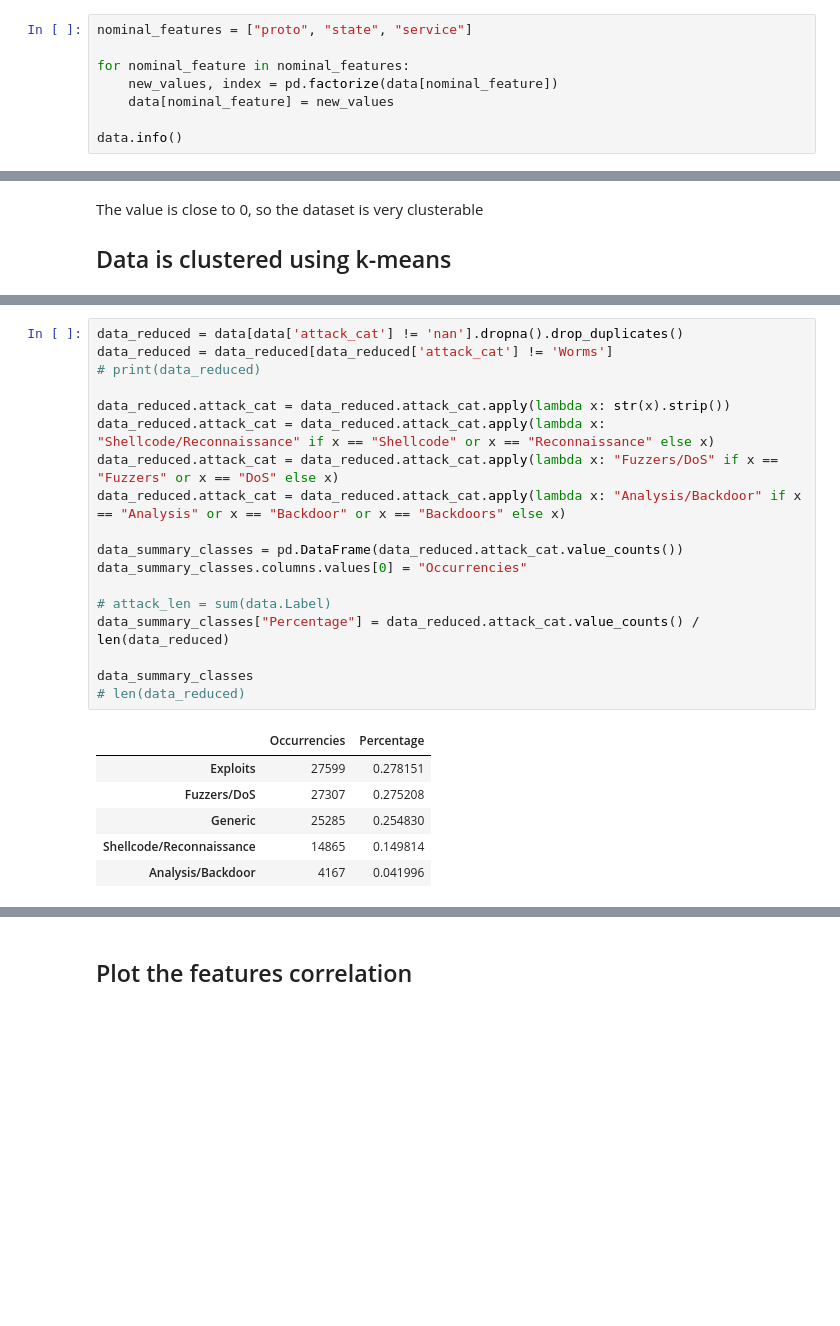
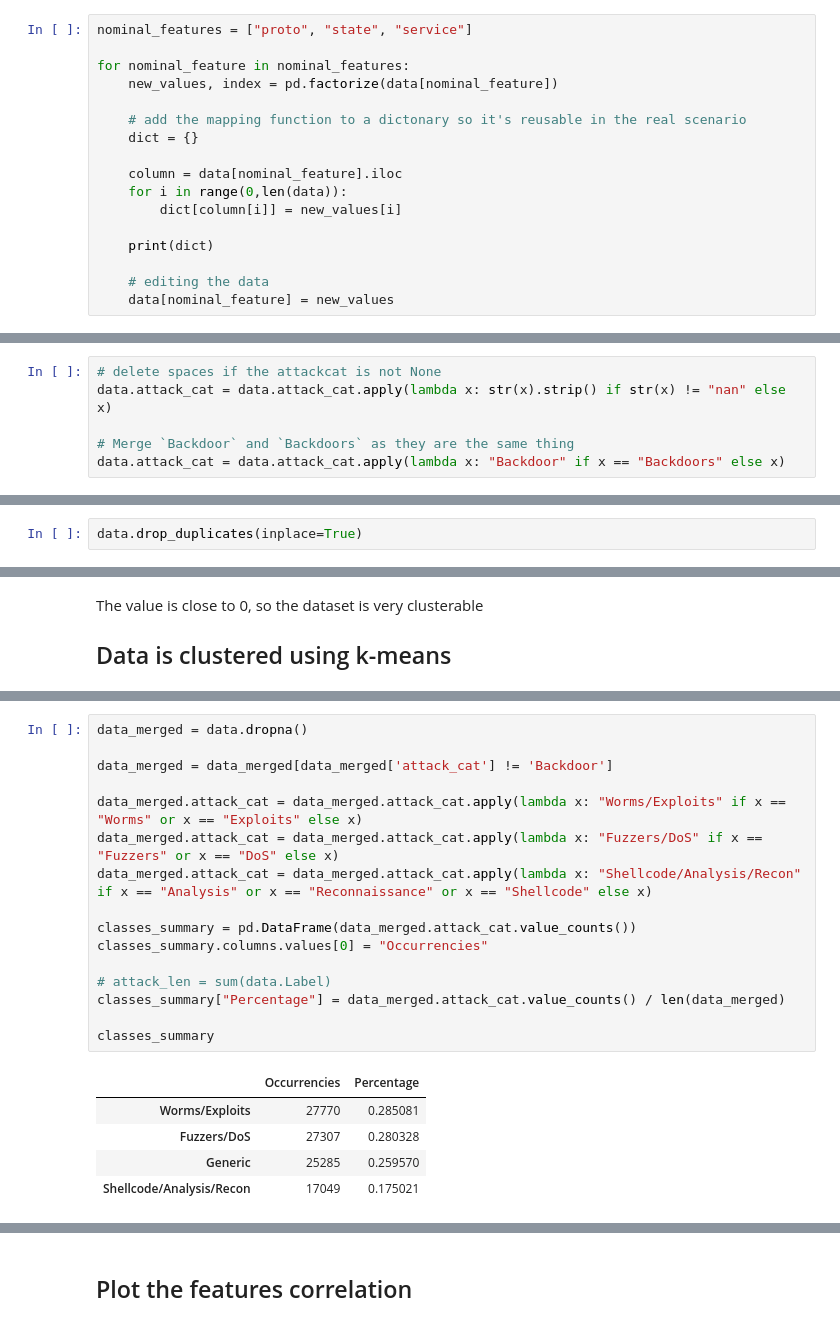
Before and after one commit to just-hms/DM-ML, a Jupyter notebook: src/preprocessing.ipynb, the cells around one changed output, grey strips where cells are left out. Saved outputs shown, nothing was run; the diff lists cells and outputs as text; blank space fills up the shorter version.

```diff
--- a/src/preprocessing.ipynb
+++ b/src/preprocessing.ipynb
@@ -107,7 +107,16 @@ nominal_features = ["proto", "state", "service"]
 
 for nominal_feature in nominal_features:
 	new_values, index = pd.factorize(data[nominal_feature])
+
+	# add the mapping function to a dictonary so it's reusable in the real scenario
+	dict = {}
+
+	column = data[nominal_feature].iloc
+	for i in range(0,len(data)):
+		dict[column[i]] = new_values[i]
+
+	print(dict)
+
+	# editing the data
 	data[nominal_feature] = new_values
-
-data.info()
 # %% [output]
@@ -132,0 +144,6 @@ memory usage: 910.8+ MB
+# %%
+# delete spaces if the attackcat is not None
+data.attack_cat = data.attack_cat.apply(lambda x: str(x).strip() if str(x) != "nan" else x)
+
+# Merge `Backdoor` and `Backdoors` as they are the same thing
+data.attack_cat = data.attack_cat.apply(lambda x: "Backdoor" if x == "Backdoors" else x)
@@ -133 +152,3 @@ memory usage: 910.8+ MB
+# %%
+data.drop_duplicates(inplace=True)
 # %% [markdown]
@@ -339,26 +345,23 @@ we can see that the classes of attack are reduced to [Shellcode/Reconnaissance],
 # %%
-data_reduced = data[data['attack_cat'] != 'nan'].dropna().drop_duplicates()
-data_reduced = data_reduced[data_reduced['attack_cat'] != 'Worms']
-# print(data_reduced)
+data_merged = data.dropna()
 
-data_reduced.attack_cat = data_reduced.attack_cat.apply(lambda x: str(x).strip())
-data_reduced.attack_cat = data_reduced.attack_cat.apply(lambda x: "Shellcode/Reconnaissance" if x == "Shellcode" or x == "Reconnaissance" else x)
-data_reduced.attack_cat = data_reduced.attack_cat.apply(lambda x: "Fuzzers/DoS" if x == "Fuzzers" or x == "DoS" else x)
-data_reduced.attack_cat = data_reduced.attack_cat.apply(lambda x: "Analysis/Backdoor" if x == "Analysis" or x == "Backdoor" or x == "Backdoors" else x)
+data_merged = data_merged[data_merged['attack_cat'] != 'Backdoor']
 
-data_summary_classes = pd.DataFrame(data_reduced.attack_cat.value_counts())
-data_summary_classes.columns.values[0] = "Occurrencies"
+data_merged.attack_cat = data_merged.attack_cat.apply(lambda x: "Worms/Exploits" if x == "Worms" or x == "Exploits" else x)
+data_merged.attack_cat = data_merged.attack_cat.apply(lambda x: "Fuzzers/DoS" if x == "Fuzzers" or x == "DoS" else x)
+data_merged.attack_cat = data_merged.attack_cat.apply(lambda x: "Shellcode/Analysis/Recon" if x == "Analysis" or x == "Reconnaissance" or x == "Shellcode" else x)
+
+classes_summary = pd.DataFrame(data_merged.attack_cat.value_counts())
+classes_summary.columns.values[0] = "Occurrencies"
 
 # attack_len = sum(data.Label)
-data_summary_classes["Percentage"] = data_reduced.attack_cat.value_counts() / len(data_reduced)
+classes_summary["Percentage"] = data_merged.attack_cat.value_counts() / len(data_merged)
 
-data_summary_classes
-# len(data_reduced)
+classes_summary
 # %% [output]
 |  | Occurrencies | Percentage |
-| Exploits | 27599 | 0.278151 |
-| Fuzzers/DoS | 27307 | 0.275208 |
-| Generic | 25285 | 0.254830 |
-| Shellcode/Reconnaissance | 14865 | 0.149814 |
-| Analysis/Backdoor | 4167 | 0.041996 |
+| Worms/Exploits | 27770 | 0.285081 |
+| Fuzzers/DoS | 27307 | 0.280328 |
+| Generic | 25285 | 0.259570 |
+| Shellcode/Analysis/Recon | 17049 | 0.175021 |
 # %% [markdown]
```
Also changed, not shown: parts of 26 cells of this notebook, 21 other files.
